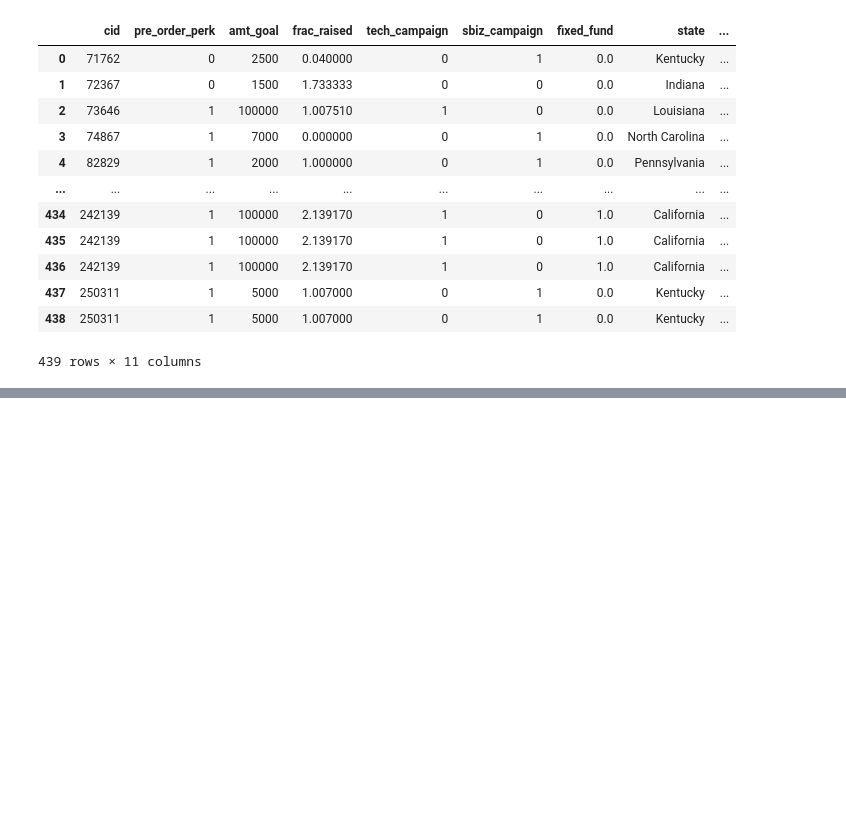
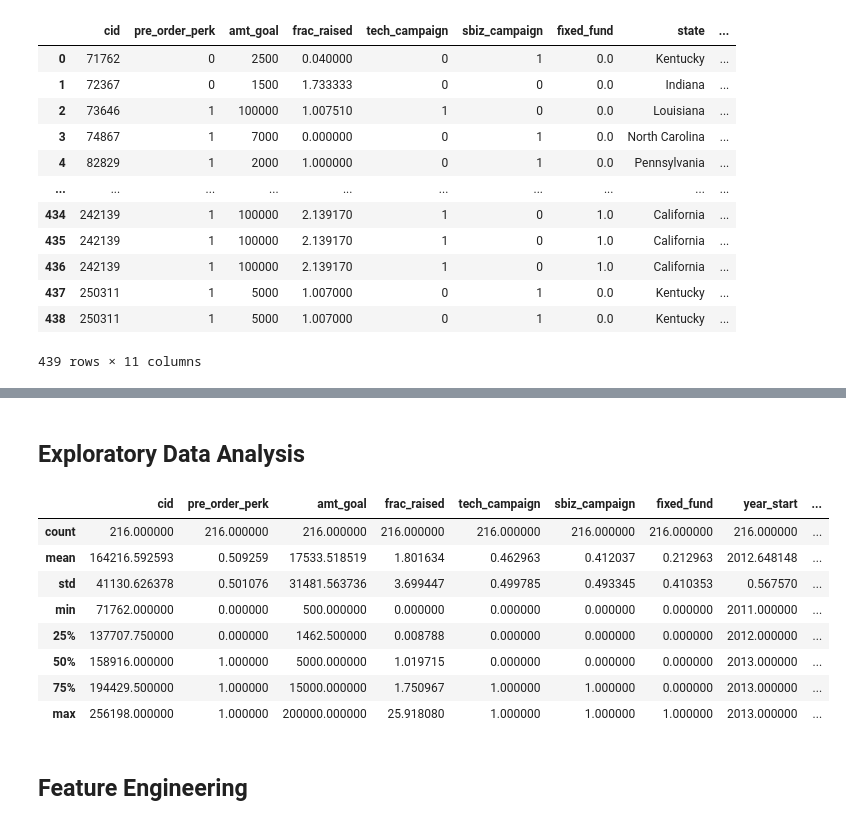
Before and after one commit to itsGarrin/crowdfunding-success-prediction, a Jupyter notebook: notebook/crowdfunding-success-prediction.ipynb, the cells around one changed output, grey strips where cells are left out. Cells and saved outputs as stored; diff of their text form; code cells hidden in the pictures; blank space fills up the shorter version.

```diff
--- a/notebook/crowdfunding-success-prediction.ipynb
+++ b/notebook/crowdfunding-success-prediction.ipynb
@@ -29,0 +94,17 @@ df
+# %% [markdown]
+## Exploratory Data Analysis
+# %%
+# Describe the data
+df.describe()
+# %% [output]
+|  | cid | pre_order_perk | amt_goal | frac_raised | tech_campaign | sbiz_campaign | fixed_fund | year_start | ... |
+| count | 216.000000 | 216.000000 | 216.000000 | 216.000000 | 216.000000 | 216.000000 | 216.000000 | 216.000000 | ... |
+| mean | 164216.592593 | 0.509259 | 17533.518519 | 1.801634 | 0.462963 | 0.412037 | 0.212963 | 2012.648148 | ... |
+| std | 41130.626378 | 0.501076 | 31481.563736 | 3.699447 | 0.499785 | 0.493345 | 0.410353 | 0.567570 | ... |
+| min | 71762.000000 | 0.000000 | 500.000000 | 0.000000 | 0.000000 | 0.000000 | 0.000000 | 2011.000000 | ... |
+| 25% | 137707.750000 | 0.000000 | 1462.500000 | 0.008788 | 0.000000 | 0.000000 | 0.000000 | 2012.000000 | ... |
+| 50% | 158916.000000 | 1.000000 | 5000.000000 | 1.019715 | 0.000000 | 0.000000 | 0.000000 | 2013.000000 | ... |
+| 75% | 194429.500000 | 1.000000 | 15000.000000 | 1.750967 | 1.000000 | 1.000000 | 0.000000 | 2013.000000 | ... |
+| max | 256198.000000 | 1.000000 | 200000.000000 | 25.918080 | 1.000000 | 1.000000 | 1.000000 | 2013.000000 | ... |
+# %% [markdown]
+## Feature Engineering
```
Also changed, not shown: parts of 24 cells of this notebook.
